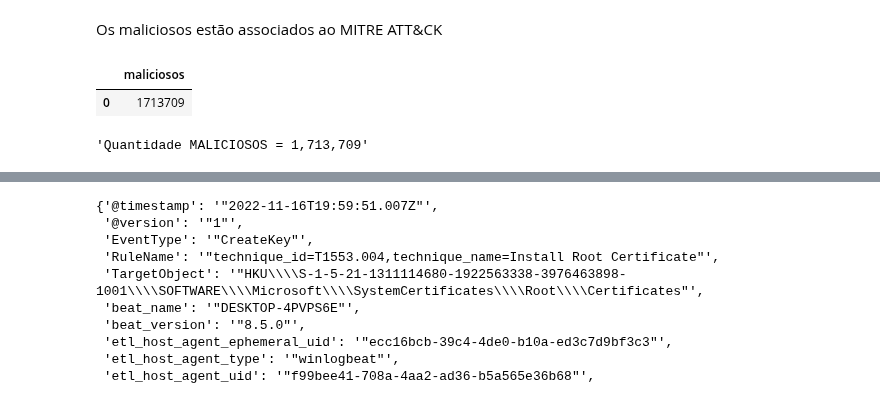
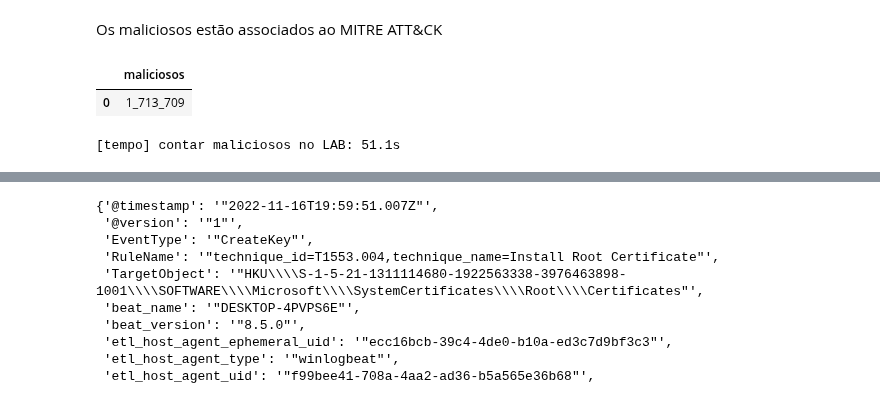
Before and after one commit to jpramires/mestrado, a Jupyter notebook: 2_Lab_Exploração_Inicial.ipynb, the cells around one changed output, grey strips where cells are left out. Cells and saved outputs as stored; diff of their text form; code cells hidden in the pictures.

```diff
--- a/2_Lab_Exploração_Inicial.ipynb
+++ b/2_Lab_Exploração_Inicial.ipynb
@@ -34,24 +41,8 @@ InteractiveShell.ast_node_interactivity = "last_expr_or_assign"
 import duckdb
 import pandas as pd
 
-# pasta temporária pra spill
-os.makedirs(".tmp", exist_ok=True)
-
-conn = duckdb.connect("DuckDB/lab.duckdb")
-
-# deixar uma thread pro sistema
-conn.execute("SET threads = 7")
-
-# deixa ~3 GB de ram pro OS + Jupyter
-conn.execute("SET memory_limit = '13GB'")
-
-# spill
-conn.execute("SET temp_directory = '.tmp'")
-
-# spill no máximo 10 GB
-conn.execute("SET max_temp_directory_size = '10GB'")
-
-# lê blocos maiores do disco - bom para NVMe
-conn.execute("SET checkpoint_threshold = '1GB'")
+conn = duckdb.connect()
+conn.execute("SET threads = 15")
+conn.execute("SET memory_limit = '30GB'")
 # %% [output]
 <_duckdb.DuckDBPyConnection at 0x...>
@@ -164,17 +162,16 @@ lab_json_example_datapoint = json.loads(lab_df_example_datapoint['_source'].to_j
 # %% [markdown]
 Os maliciosos estão associados ao MITRE ATT&CK
 # %%
-# contar maliciosos
-lab_df_count_malicious = conn.sql("""
-    SELECT COUNT(*) AS maliciosos
-    FROM lab
-    WHERE _source['rule_technique_id'] IS NOT NULL
-""").df()
+with cron(f"contar maliciosos no LAB"):
+    lab_df_count_malicious = conn.sql("""
+        SELECT COUNT(*) AS maliciosos
+        FROM lab
+        WHERE _source['rule_technique_id'] IS NOT NULL
+    """).df()
+
+    lab_df_count_malicious.style.format({"maliciosos": "{:_}"})
 # %% [output]
 |  | maliciosos |
-| 0 | 1713709 |
+| 0 | 1_713_709 |
+[tempo] contar maliciosos no LAB: 51.1s
-# %%
-lab_count_malicious = f"Quantidade MALICIOSOS = {lab_df_count_malicious['maliciosos'][0]:,}"
-# %% [output]
-'Quantidade MALICIOSOS = 1,713,709'
 # %%
```
Also changed, not shown: parts of 37 cells of this notebook, 14 other files.
